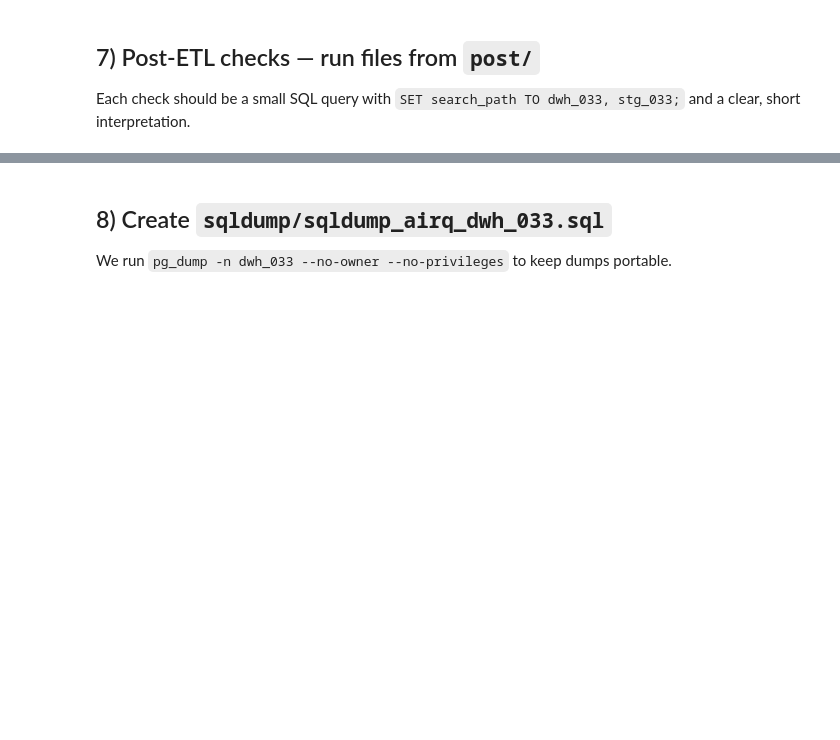
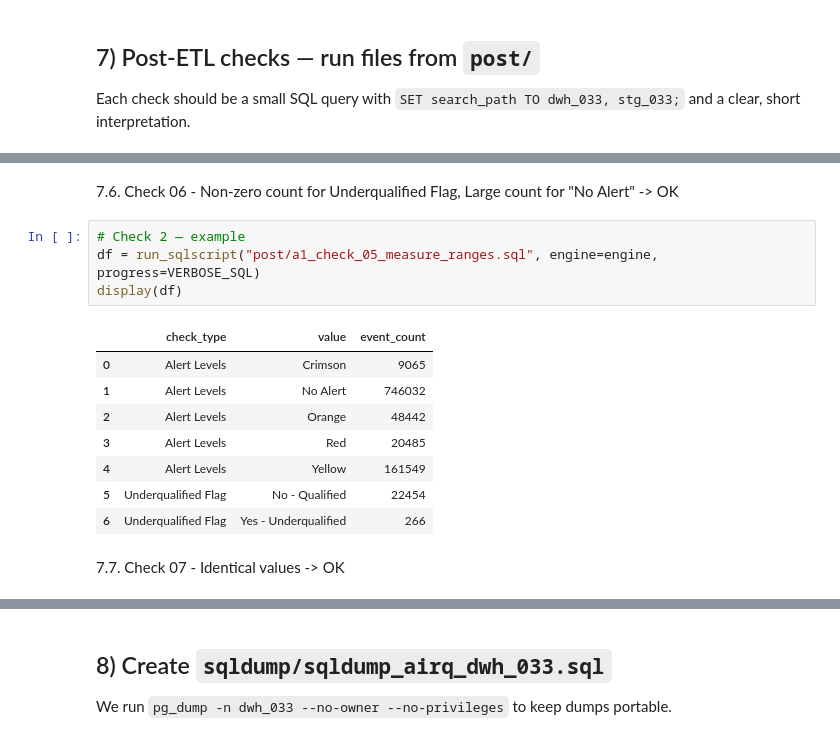
Before and after one commit to 0Pr1me/BI-Assignment, a Jupyter notebook: DWH1_033/AirQ_Part1_033.ipynb, the cells around one changed output, grey strips where cells are left out. Drawn from its saved outputs; the diff is of its cells as text; blank space fills up the shorter version.

```diff
--- a/DWH1_033/AirQ_Part1_033.ipynb
+++ b/DWH1_033/AirQ_Part1_033.ipynb
@@ -367,0 +423,17 @@ display(df)
+# %% [markdown]
+7.6. Check 06 - Non-zero count for Underqualified Flag, Large count for "No Alert" -> OK
+# %%
+# Check 2 — example
+df = run_sqlscript("post/a1_check_05_measure_ranges.sql", engine=engine, progress=VERBOSE_SQL)
+display(df)
+# %% [output]
+|  | check_type | value | event_count |
+| 0 | Alert Levels | Crimson | 9065 |
+| 1 | Alert Levels | No Alert | 746032 |
+| 2 | Alert Levels | Orange | 48442 |
+| 3 | Alert Levels | Red | 20485 |
+| 4 | Alert Levels | Yellow | 161549 |
+| 5 | Underqualified Flag | No - Qualified | 22454 |
+| 6 | Underqualified Flag | Yes - Underqualified | 266 |
+# %% [markdown]
+7.7. Check 07 - Identical values -> OK
```
Also changed, not shown: parts of 15 cells of this notebook, 38 other files.
